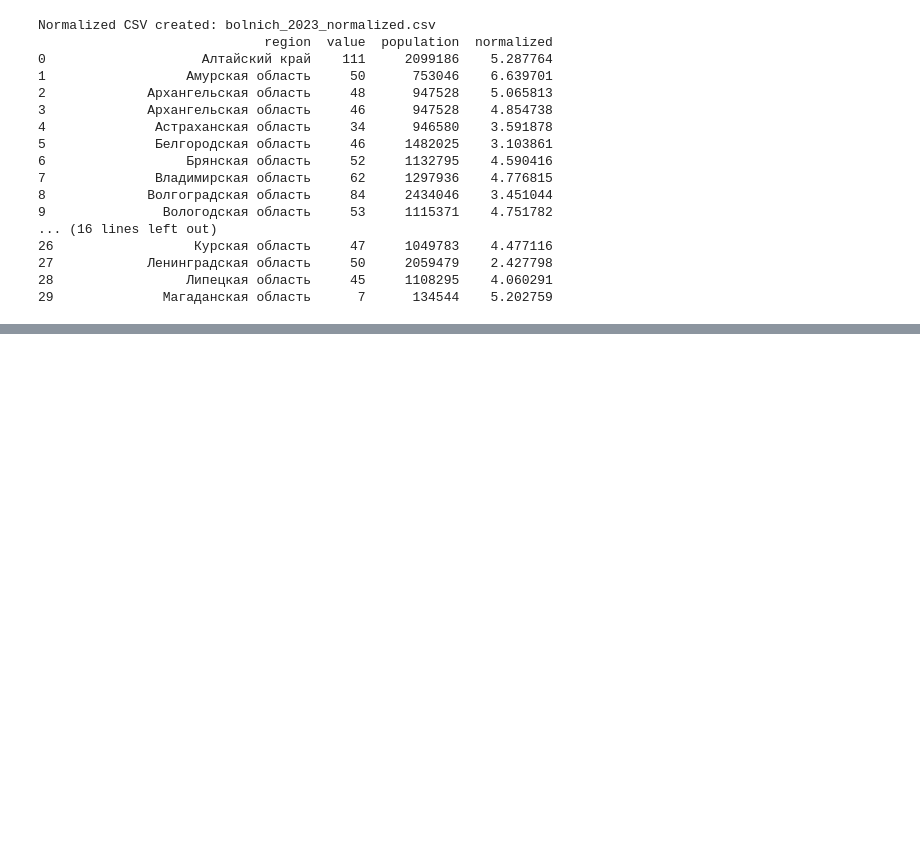
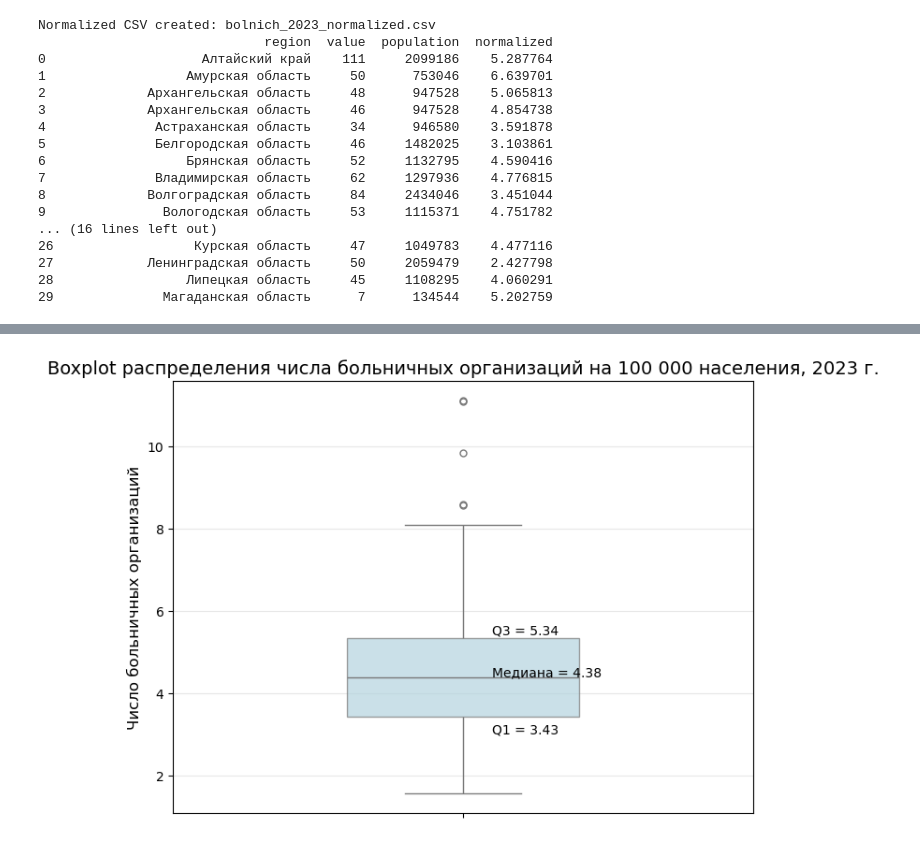
Before and after one commit to MarikSmerch/prac_SOI_1, a Jupyter notebook: Untitled.ipynb, the cells around one changed output, grey strips where cells are left out. Cells and saved outputs as stored; diff of their text form; code cells hidden in the pictures; blank space fills up the shorter version.

```diff
--- a/Untitled.ipynb
+++ b/Untitled.ipynb
@@ -260,0 +306,25 @@ plt.show()
+# %%
+import pandas as pd
+import matplotlib.pyplot as plt
+import seaborn as sns
+
+# Загрузка нормализованных данных
+df = pd.read_csv('bolnich_2023_normalized.csv')
+
+# Построение boxplot (ящика с усами)
+plt.figure(figsize=(8, 6))
+sns.boxplot(y=df['normalized'], color='lightblue', width=0.4, fliersize=5, boxprops=dict(alpha=0.7))
+
+plt.title('Boxplot распределения числа больничных организаций на 100 000 населения, 2023 г.', fontsize=14)
+plt.ylabel('Число больничных организаций', fontsize=12)
+plt.grid(True, axis='y', alpha=0.3)
+
+# Добавляем подписи к основным элементам
+plt.text(0.05, df['normalized'].median() + 0.05, f'Медиана = {df["normalized"].median():.2f}', fontsize=10)
+plt.text(0.05, df['normalized'].quantile(0.75) + 0.1, f'Q3 = {df["normalized"].quantile(0.75):.2f}', fontsize=10)
+plt.text(0.05, df['normalized'].quantile(0.25) - 0.4, f'Q1 = {df["normalized"].quantile(0.25):.2f}', fontsize=10)
+
+plt.savefig('boxplot_bolnich_2023.png', dpi=300, bbox_inches='tight')
+plt.show()
+# %% [output]
+[figure, added]
```
Also changed, not shown: parts of 10 cells of this notebook, 10 other files.
